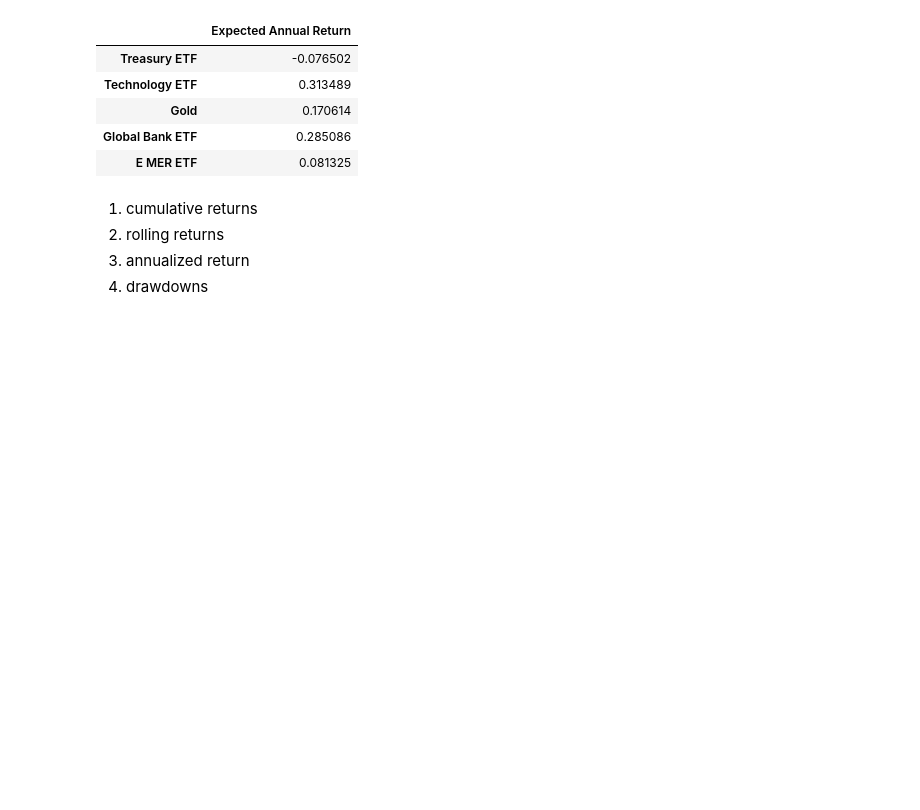
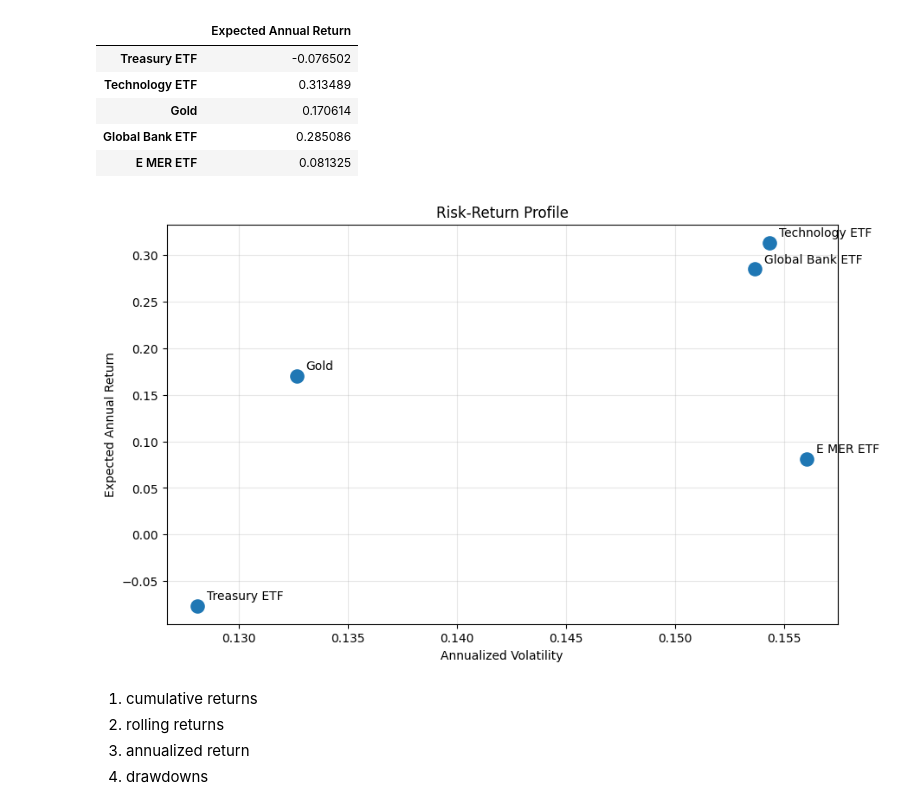
Before and after one commit to atilioalberto23/financial_risk_management, a Jupyter notebook: notebooks/quantitative_multi_asset_risk_analysis.ipynb, the cells around one changed output. Saved outputs shown, nothing was run; the diff lists cells and outputs as text; code cells hidden in the pictures; blank space fills up the shorter version.

Commit message:
quantitative_multi_asset_risk_analysis

```diff
--- a/notebooks/quantitative_multi_asset_risk_analysis.ipynb
+++ b/notebooks/quantitative_multi_asset_risk_analysis.ipynb
@@ -150,6 +150,42 @@ display(expected_returns)
 | Gold | 0.170614 |
 | Global Bank ETF | 0.285086 |
 | E MER ETF | 0.081325 |
+# %%
+import matplotlib.pyplot as plt
+
+
+plt.figure(figsize=(10, 6))
+
+plt.scatter(
+    annual_volatility.squeeze(),
+    expected_returns.squeeze(),
+    s=120
+)
+
+# Asset labels
+
+for asset in annual_volatility.index:
+
+    plt.annotate(
+        asset,
+        (
+            annual_volatility.loc[asset].values[0],
+            expected_returns.loc[asset].values[0]
+        ),
+        xytext=(8, 5),
+        textcoords="offset points"
+    )
+
+plt.xlabel("Annualized Volatility")
+plt.ylabel("Expected Annual Return")
+
+plt.title("Risk-Return Profile")
+
+plt.grid(alpha=0.3)
+
+plt.show()
+# %% [output]
+[figure, added]
 # %% [markdown]
 1. cumulative returns
 2. rolling returns
```
